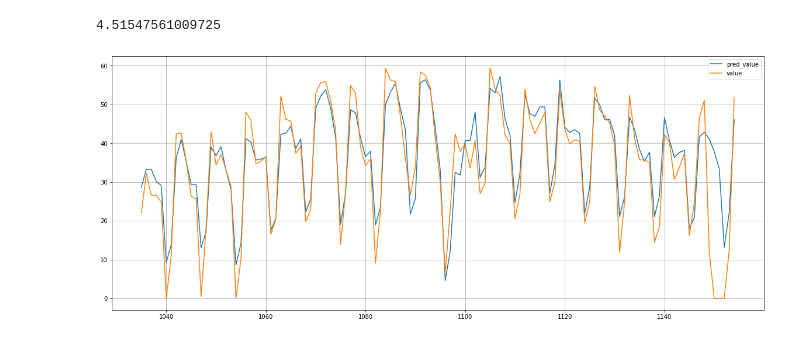
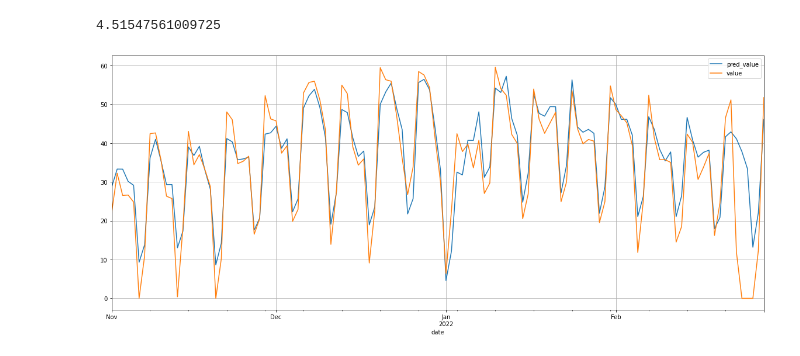
Before and after one commit to ppiekaj/gas_consumption, a Jupyter notebook: ann_reg.ipynb, the cells around one changed output. Cells and saved outputs as stored; diff of their text form; code cells hidden in the pictures.

```diff
--- a/ann_reg.ipynb
+++ b/ann_reg.ipynb
@@ -178,8 +178,9 @@ mean_absolute_error(df_test_cp.value, df_test_cp.pred_value)
 # %% [output]
 4.51547561009725
 # %%
-df_test_cp["pred_value"].plot()
-df_test_cp["value"].plot( figsize=(20,8), grid=True )
+df_plot = df_test_cp.set_index("date")
+df_plot["pred_value"].plot()
+df_plot["value"].plot( figsize=(20,8), grid=True )
 plt.legend();
 # %% [output]
-[figure, old version]
+[figure, new version]
```
